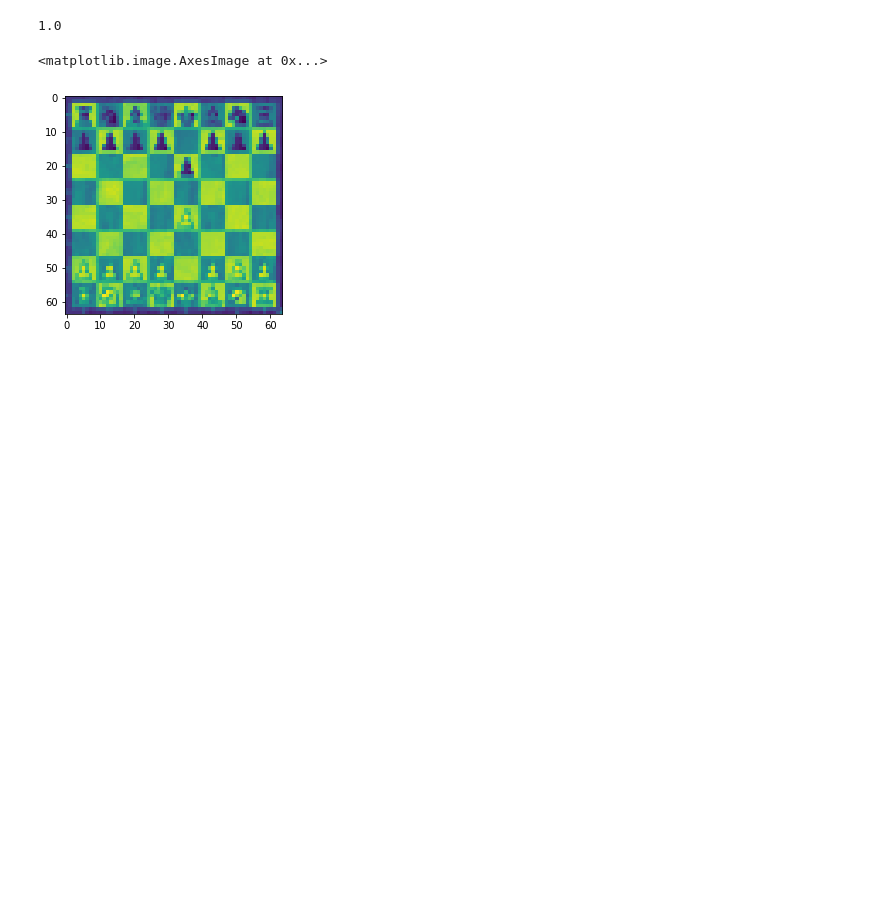
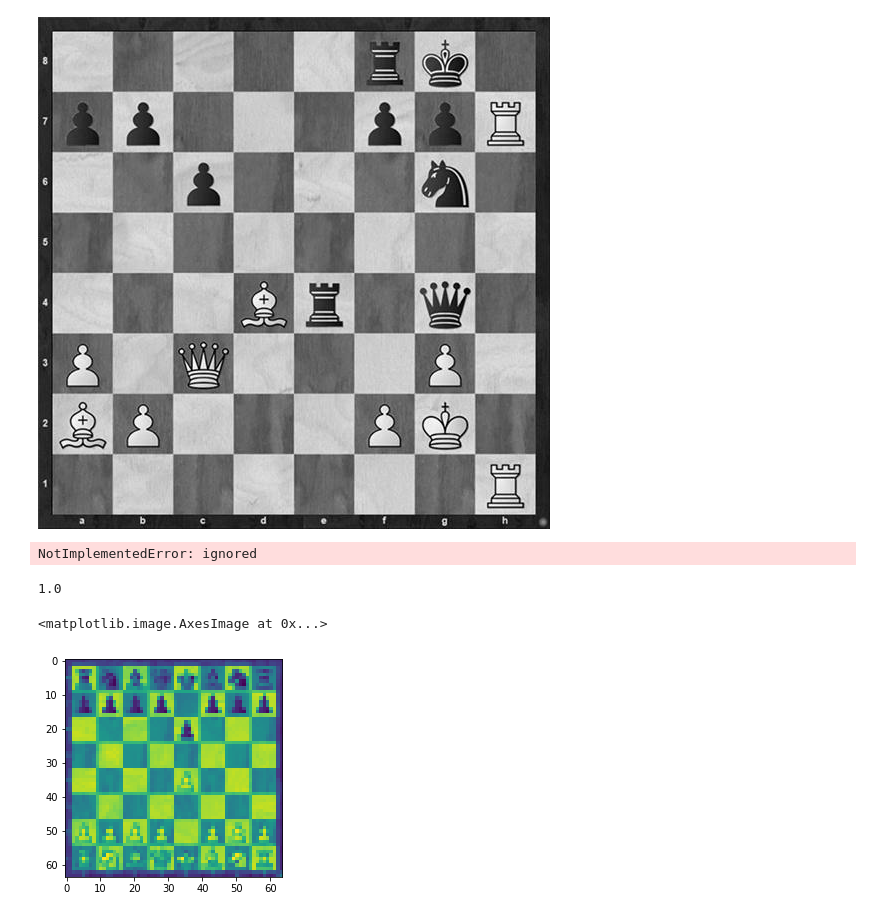
Before and after one commit to Berkay86/DeepPerson, a Jupyter notebook: CHESSGPT.ipynb, the cells around one changed output. Drawn from its saved outputs; the diff is of its cells as text; code cells hidden in the pictures; blank space fills up the shorter version.

```diff
--- a/CHESSGPT.ipynb
+++ b/CHESSGPT.ipynb
@@ -113,16 +103,3 @@ images = []
 labels = []
 m=[]
 a=[]
-# %%
-for i in paths:
-    path0 = '/content/RESULTS/'+ str(i)
-    for path in os.listdir(path0):
-        path = '/content/RESULTS/'+ str(i) + "/" + path
-        #print(path)
-        img = cv2.imread(path)
-        img = cv2.cvtColor(img,cv2.COLOR_BGR2GRAY)
-        img = cv2.resize(img,(64,64),interpolation= cv2.INTER_AREA)
-        img = img/255.0
-        images.append(img)
-        label = path.split(" ")
-        m.append(label)
@@ -132,0 +106,43 @@ for u in range(0,len(m)):
+# %%
+import os
+import cv2
+import matplotlib.pyplot as plt
+import numpy as np
+import PIL.Image
+from io import BytesIO
+from IPython.display import clear_output, Image, display
+import scipy.ndimage as nd
+import scipy.signal
+
+def display_array(a, fmt='jpeg', rng=[0,1]):
+    a = (a - rng[0]) / float(rng[1] - rng[0]) * 255
+    a = np.uint8(np.clip(a, 0, 255))
+    f = BytesIO()
+    PIL.Image.fromarray(a).save(f, fmt)
+    display(Image(data=f.getvalue()))
+
+for i in paths:
+    path0 = '/content/RESULTS/'+ str(i)
+    for path in os.listdir(path0):
+        path = '/content/RESULTS/'+ str(i) + "/" + path
+        #print(path)
+        img = plt.imread(path)
+        img = PIL.Image.fromarray(img)
+        if img.size[0] > 2000 or img.size[1] > 2000:
+            print("Image too big (%d x %d)" % (img.size[0], img.size[1]))
+            new_size = 500.0 # px
+            if img.size[0] > img.size[1]:
+                # resize by width to new limit
+                ratio = new_size / img.size[0]
+            else:
+                # resize by height
+                ratio = new_size / img.size[1]
+            print("Reducing by factor of %.2g" % (1./ratio))
+            img = img.resize((int(img.size[0] * ratio), int(img.size[1] * ratio)), PIL.Image.ADAPTIVE)
+            print("New size: (%d x %d)" % (img.size[0], img.size[1]))
+        img = np.asarray(img)
+        img= cv2.cvtColor(img,cv2.COLOR_BGR2GRAY)
+
+display_array(img, rng=[0, 255])
+# %% [output]
+[figure, added]
@@ -133,3 +222,8 @@ for u in range(0,len(m)):
+# %%
+display_array(Dx.eval(), rng=[-255,255])
+display_array(Dy.eval(), rng=[-255,255])
+# %% [output]
+NotImplementedError: ignored
 # %%
 labels10 = np.array(labels1)
 images10 = np.array(images).astype("float32")
```
Also changed, not shown: parts of 9 cells of this notebook.
